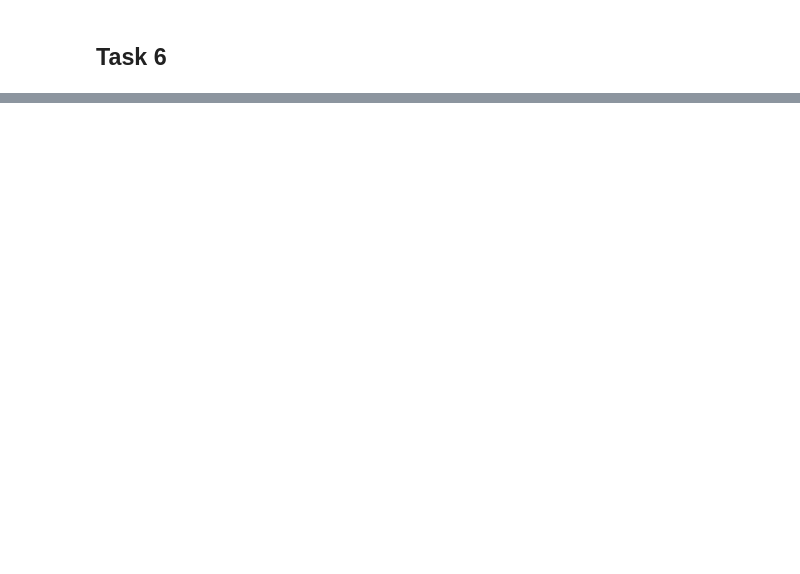
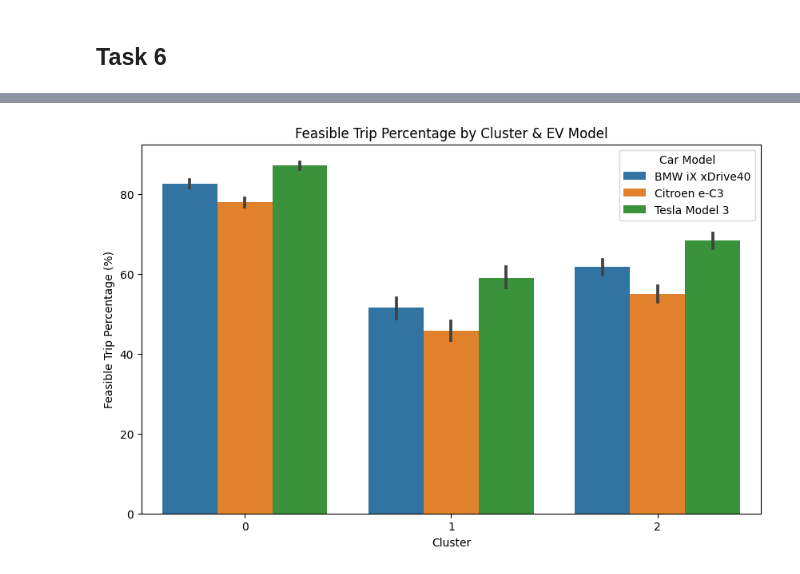
Before and after one commit to Mattiane/ICTforSmartMobilty_project, a Jupyter notebook: lab3/lab3_group18.ipynb, the cells around one changed output, grey strips where cells are left out. Drawn from its saved outputs; the diff is of its cells as text; code cells hidden in the pictures; blank space fills up the shorter version.

```diff
--- a/lab3/lab3_group18.ipynb
+++ b/lab3/lab3_group18.ipynb
@@ -1261,0 +908,3 @@ print(results_df)
+# %%
+vehicle_data = data.groupby("vehicle_id")
+results_df_t6 = simulate_all_ev_models_with_refined_policy_debug(vehicle_data, cars)
@@ -1261,0 +951,24 @@ print(results_df)
+# %%
+def convert_time_to_hours(time_str):
+    if pd.isna(time_str):
+        return 0  # Handle NaN values
+    if isinstance(time_str, str):
+        hours, minutes = map(int, time_str.replace("h", "").replace("m", "").split(" "))
+        return hours + minutes / 60
+    return time_str
+
+
+merged_df_t6["avg_charging_time_hrs"] = merged_df_t6["avg_charging_time_hrs"].apply(convert_time_to_hours)
+
+
+results_with_clusters_t6 = merged_df_t6.groupby(["cluster", "car","vehicle_id"]).agg({
+    "feasible_percentage": "mean",
+    "avg_charging_time_hrs": "mean",
+    #"total_trips": "mean",
+    "average_soc_after_trip": "mean",
+    "energy_consumption_per_100_km": "mean",
+    "average_energy_cost": "mean",
+    "car_cost": "mean",
+}).reset_index()
+
+print(results_with_clusters_t6)
@@ -1261,0 +993,15 @@ print(results_df)
+# %%
+plt.figure(figsize=(10, 6))
+sns.barplot(
+    data=results_with_clusters_t6,
+    x="cluster",
+    y="feasible_percentage",
+    hue="car"
+)
+plt.title("Feasible Trip Percentage by Cluster & EV Model")
+plt.xlabel("Cluster")
+plt.ylabel("Feasible Trip Percentage (%)")
+plt.legend(title="Car Model")
+plt.show()
+# %% [output]
+[figure, added]
```
Also changed, not shown: parts of 27 cells of this notebook, 1 other file.
